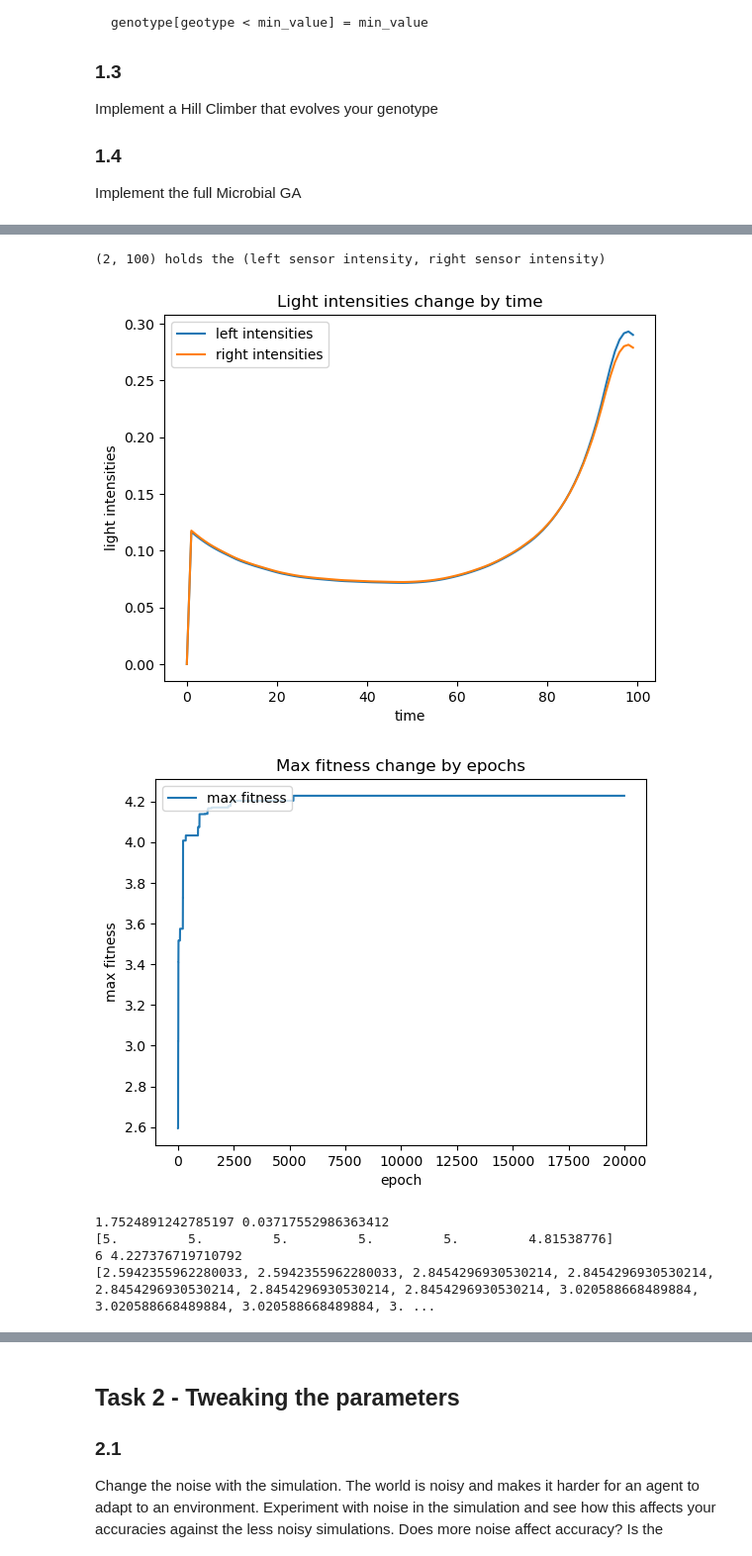
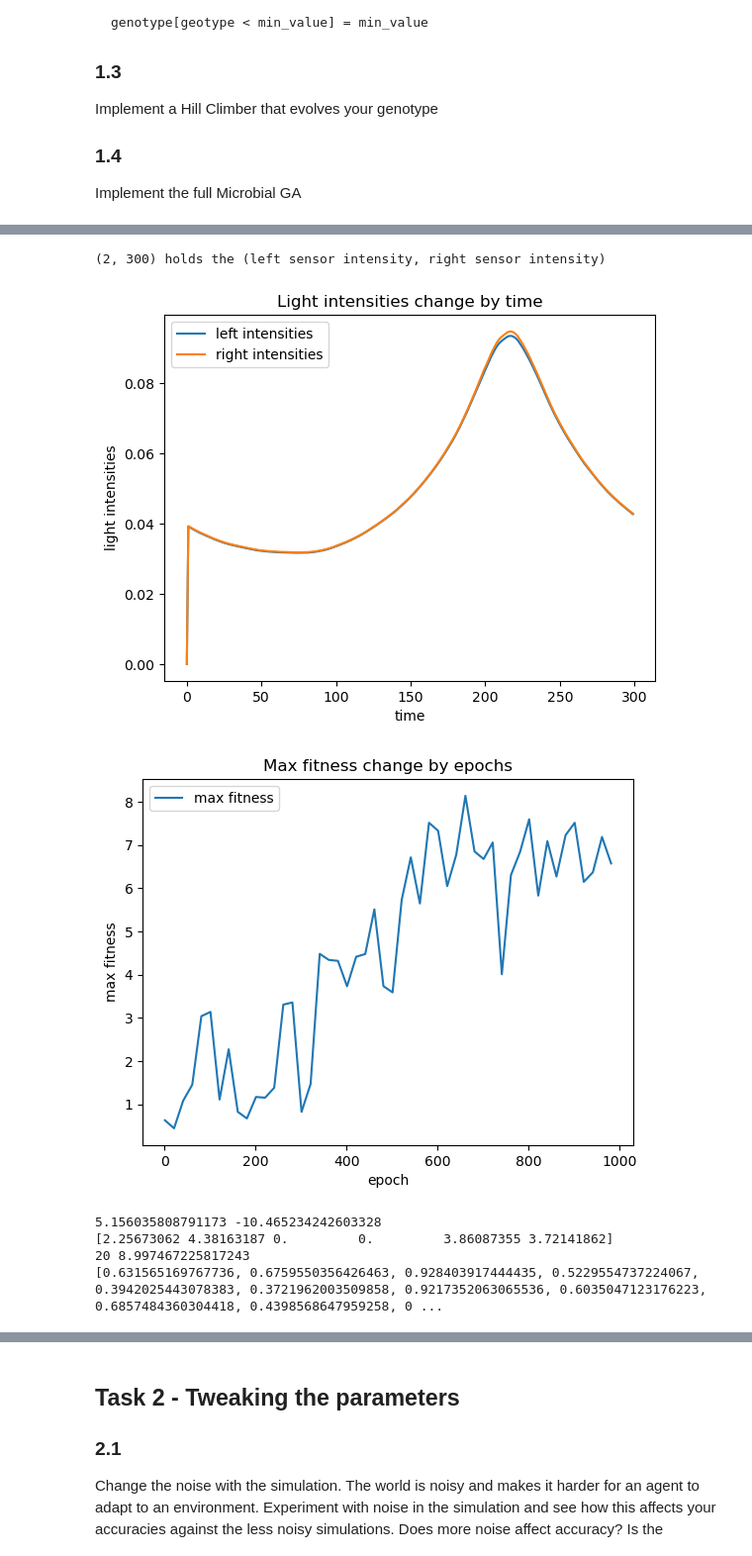
Before and after one commit to Xiao001010/Robots, a Jupyter notebook: AIAB_lab3.ipynb, the cells around one changed output, grey strips where cells are left out. Shown: that part at 99% size. Cells and saved outputs as stored; diff of their text form; code cells hidden in the pictures.

```diff
--- a/AIAB_lab3.ipynb
+++ b/AIAB_lab3.ipynb
@@ -148,7 +148,7 @@ class environment:
     # Plot  sensors
     #
     plt.plot(sl_pos[0],sl_pos[1],marker='.',markersize=10,color='red');
-    plt.plot(sr_pos[0],sr_pos[1],marker='.',markersize=10,color='red', label="sensor");
+    plt.plot(sr_pos[0],sr_pos[1],marker='.',markersize=10,color='red');
 
     # Plot body
     plt.plot(x, y,marker='.',markersize=10,color='blue');
@@ -282,8 +282,8 @@ def fitness_function(positions,intensities,lightsource=(0,0)):
 #1.2
 def mutate(genotype, mutation_mean, mutation_std, min_value=0, max_value=5):
   mutated_genotype=deepcopy(genotype)
-  mutation_mean = np.mean(mutated_genotype)
-  mutation_std = np.std(mutated_genotype)
+  # mutation_mean = np.mean(mutated_genotype)
+  # mutation_std = np.std(mutated_genotype)
   mutated_genotype+=np.random.normal(mutation_mean, mutation_std, size=mutated_genotype.shape)
   mutated_genotype[mutated_genotype > max_value] = max_value
   mutated_genotype[mutated_genotype < min_value] = min_value
@@ -348,18 +375,19 @@ import time
 tic = time.time()
 
 # se the starting position and the bearing
-starting_position = (3,3)
+# starting_position = (3,3)
+starting_position = (9,9)
 starting_bearing = 10 #bearing in degrees
-runtime = 5 #run to 5 seconds
+runtime = 15 #run to 5 seconds
 
-num_epoch = 20000
+num_epoch = 1000
 cross_rate = 0.3
 mutation_rate = 0.3
 mutation_mean = 0
-mutation_std = 3
+mutation_std = 4
 
-pop_size = 64
-k = pop_size//4
+pop_size = 30
+k = pop_size//2
 
 fitness_plot = []
 gene_pop = np.random.rand(pop_size, 6)*5
@@ -367,6 +395,8 @@ fitness = np.zeros(pop_size)
 for epoch in range(num_epoch):
   fitness, gene_pop = FGA(starting_position, starting_bearing, runtime, cross_rate, mutation_rate, mutation_mean, mutation_std, fitness, gene_pop, k)
   fitness_plot.append(max(fitness))
+  # print(epoch, ":", np.argmax(fitness), max(fitness))
+  # print(fitness)
   if epoch % 10 == 0:
     print(epoch, ":", np.argmax(fitness), max(fitness), "cost:", (time.time()-tic), "s")
   # if max(fitness) > 3000:
@@ -421,7 +451,8 @@ plt.ylabel("light intensities")
 plt.legend(loc="upper left")
 plt.show()
 
-plt.plot(range(num_epoch), fitness_plot, label="max fitness")
+step = 20
+plt.plot(range(1, num_epoch+1, step), fitness_plot[::step], label="max fitness")
 plt.title("Max fitness change by epochs")
 plt.xlabel("epoch")
 plt.ylabel("max fitness")
@@ -439,7 +470,7 @@ print(fitness_plot)
-(2, 100) holds the (left sensor intensity, right sensor intensity)
+(2, 300) holds the (left sensor intensity, right sensor intensity)
-[figure, old version]
+[figure, new version]
-[figure, old version]
+[figure, new version]
-1.7524891242785197 0.03717552986363412
-[5.         5.         5.         5.         5.         4.81538776]
-6 4.227376719710792
-[2.5942355962280033, 2.5942355962280033, 2.8454296930530214, 2.8454296930530214, 2.8454296930530214, 2.8454296930530214, 2.8454296930530214, 3.020588668489884, 3.020588668489884, 3.020588668489884, 3. ...
+5.156035808791173 -10.465234242603328
+[2.25673062 4.38163187 0.         0.         3.86087355 3.72141862]
+20 8.997467225817243
+[0.631565169767736, 0.6759550356426463, 0.928403917444435, 0.5229554737224067, 0.3942025443078383, 0.3721962003509858, 0.9217352063065536, 0.6035047123176223, 0.6857484360304418, 0.4398568647959258, 0 ...
```
Also changed, not shown: parts of 17 cells of this notebook.
